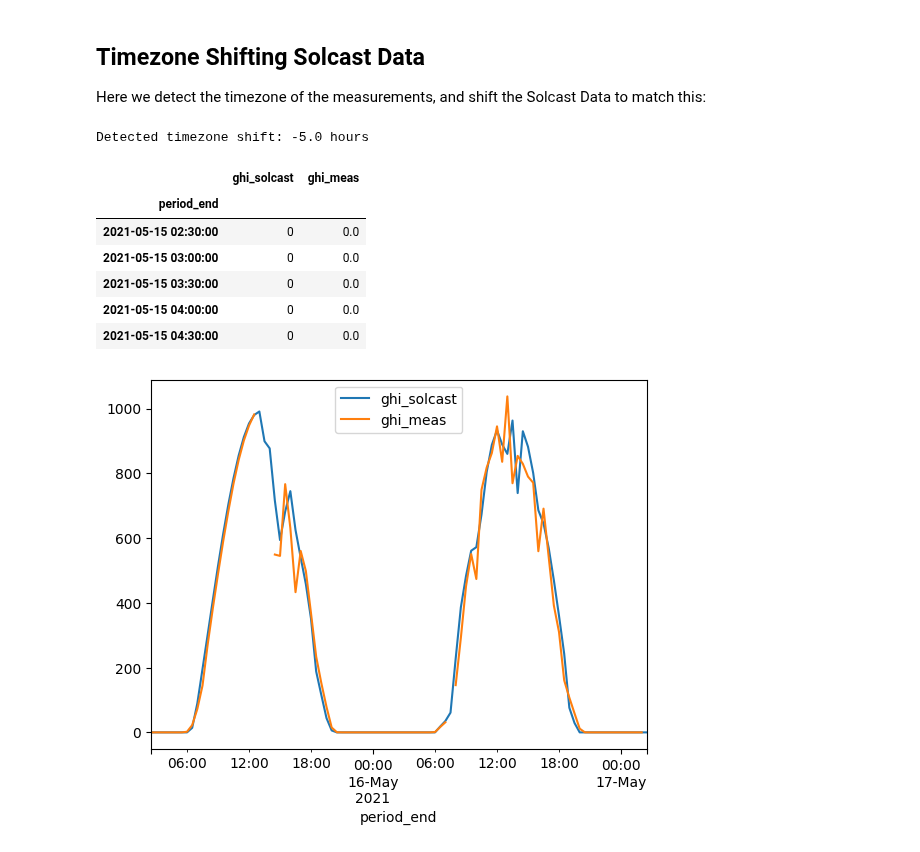
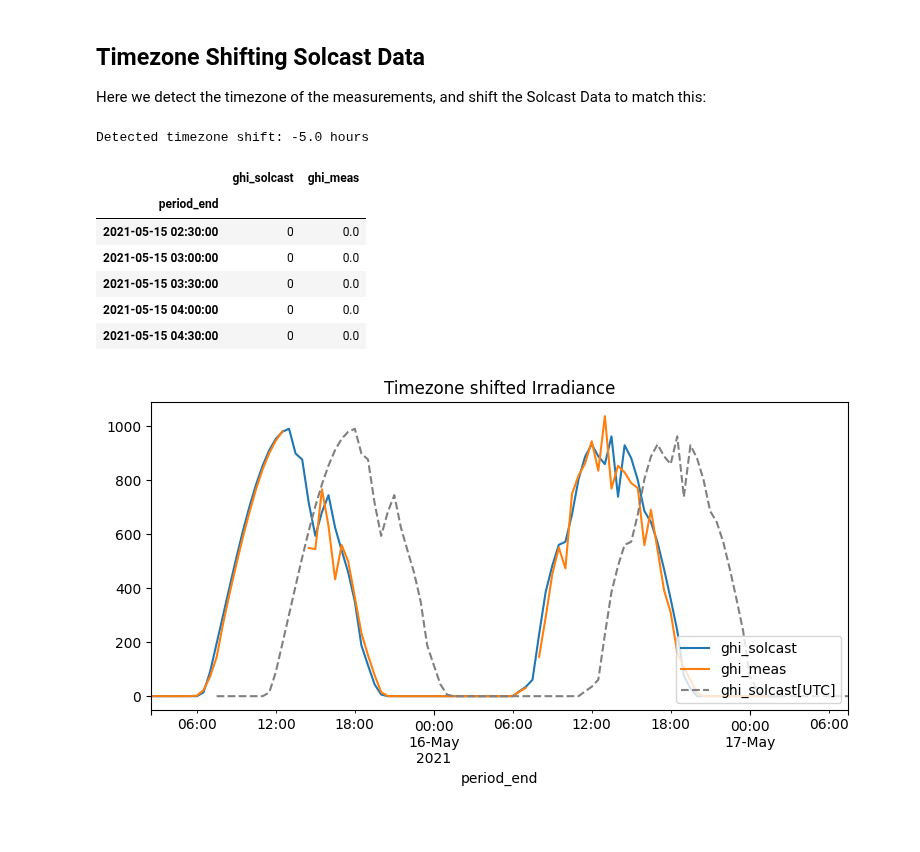
Before and after one commit to Solcast/solcast-api-python-sdk, a Jupyter notebook: docs/notebooks/3.1 Comparing to Measurements - Timezone and Time Period alignment.ipynb, the cells around one changed output. Saved outputs shown, nothing was run; the diff lists cells and outputs as text; code cells hidden in the pictures; blank space fills up the shorter version.

Commit message:
update graph in 3.1 Comparing to Measurements

```diff
--- a/docs/notebooks/3.1 Comparing to Measurements - Timezone and Time Period alignment.ipynb
+++ b/docs/notebooks/3.1 Comparing to Measurements - Timezone and Time Period alignment.ipynb
@@ -127,32 +127,42 @@ def detect_timezone_shift(ghi_to_be_shifted: pd.Series, target_ghi: pd.Series) -
     """
     src = ghi_to_be_shifted.copy()
     errors = {}
     for shift in np.arange(-13, 13.25, 0.25):
         shifted = src.copy()
         shifted.index = shifted.index + pd.Timedelta(hours=shift)
         errors[shift] = (shifted - target_ghi).abs().mean()
     errors = pd.Series(errors)
     return errors.idxmin()
 
 
 tz = detect_timezone_shift(solcast["ghi"], meas_resampled["ghi"])
 print(f"Detected timezone shift: {tz} hours")
 
 # create a combined Solcast + Measurements DataFrame
 df = solcast.copy()
 df.index = df.index + pd.Timedelta(hours=tz)
 df = df.add_suffix("_solcast").join(meas_resampled.add_suffix("_meas"))
 df = df.loc[meas_resampled.index]
 
-df.plot()
+ax = df.plot(figsize=(9,4), title="Timezone shifted Irradiance")
+# plot
+(
+    solcast["ghi"]
+    .loc[slice(
+        df.index.min() - pd.Timedelta(hours=tz),
+        df.index.max()- pd.Timedelta(hours=tz)
+    )]
+    .plot(ax=ax, linestyle="dashed", color="grey", label="ghi_solcast[UTC]")
+)
+plt.legend(loc="lower right")
 display(df.head())
 # %% [output]
 Detected timezone shift: -5.0 hours
 |  | ghi_solcast | ghi_meas |
 | period_end |  |  |
 | 2021-05-15 02:30:00 | 0 | 0.0 |
 | 2021-05-15 03:00:00 | 0 | 0.0 |
 | 2021-05-15 03:30:00 | 0 | 0.0 |
 | 2021-05-15 04:00:00 | 0 | 0.0 |
 | 2021-05-15 04:30:00 | 0 | 0.0 |
-[figure, old version]
+[figure, new version]
```
